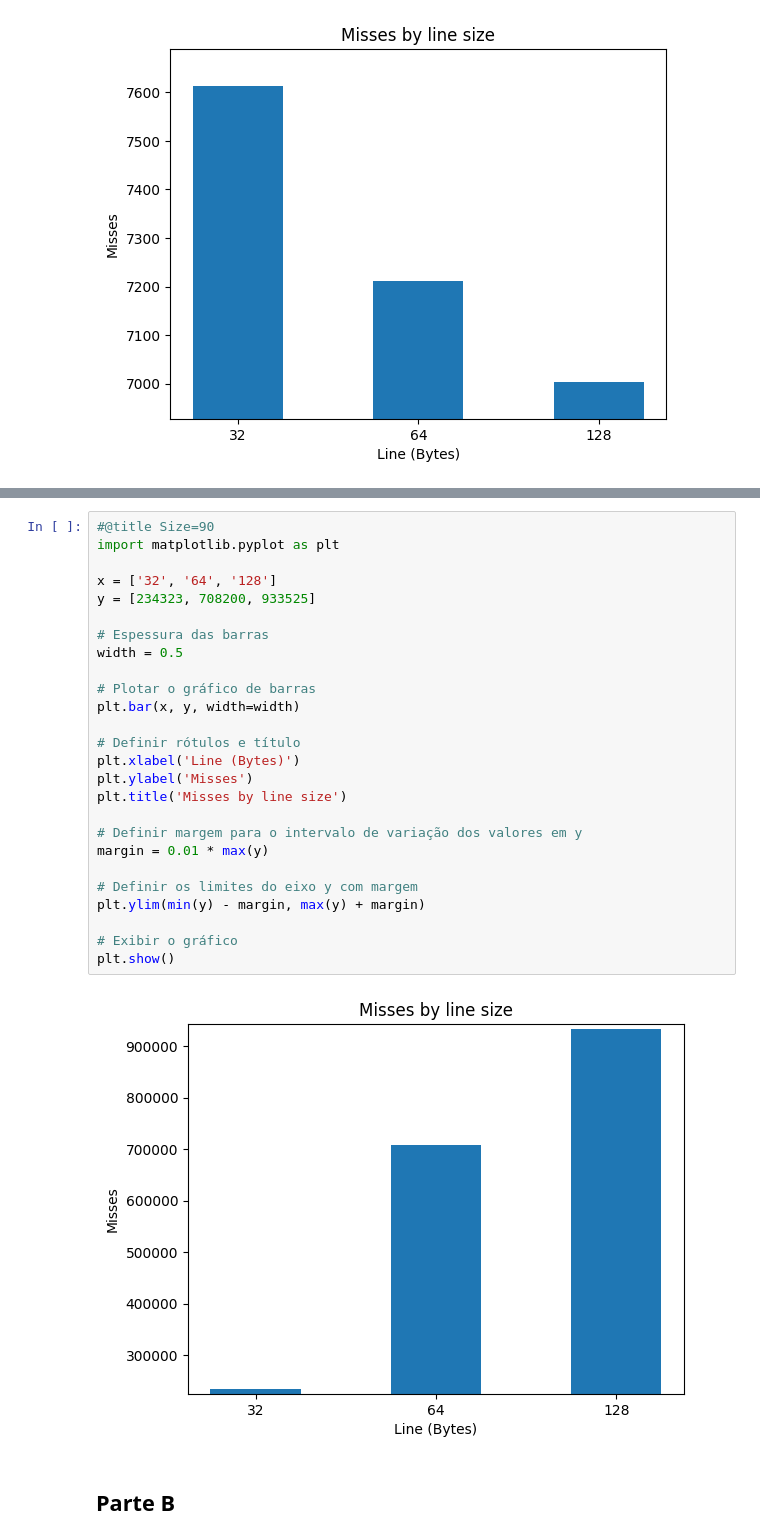
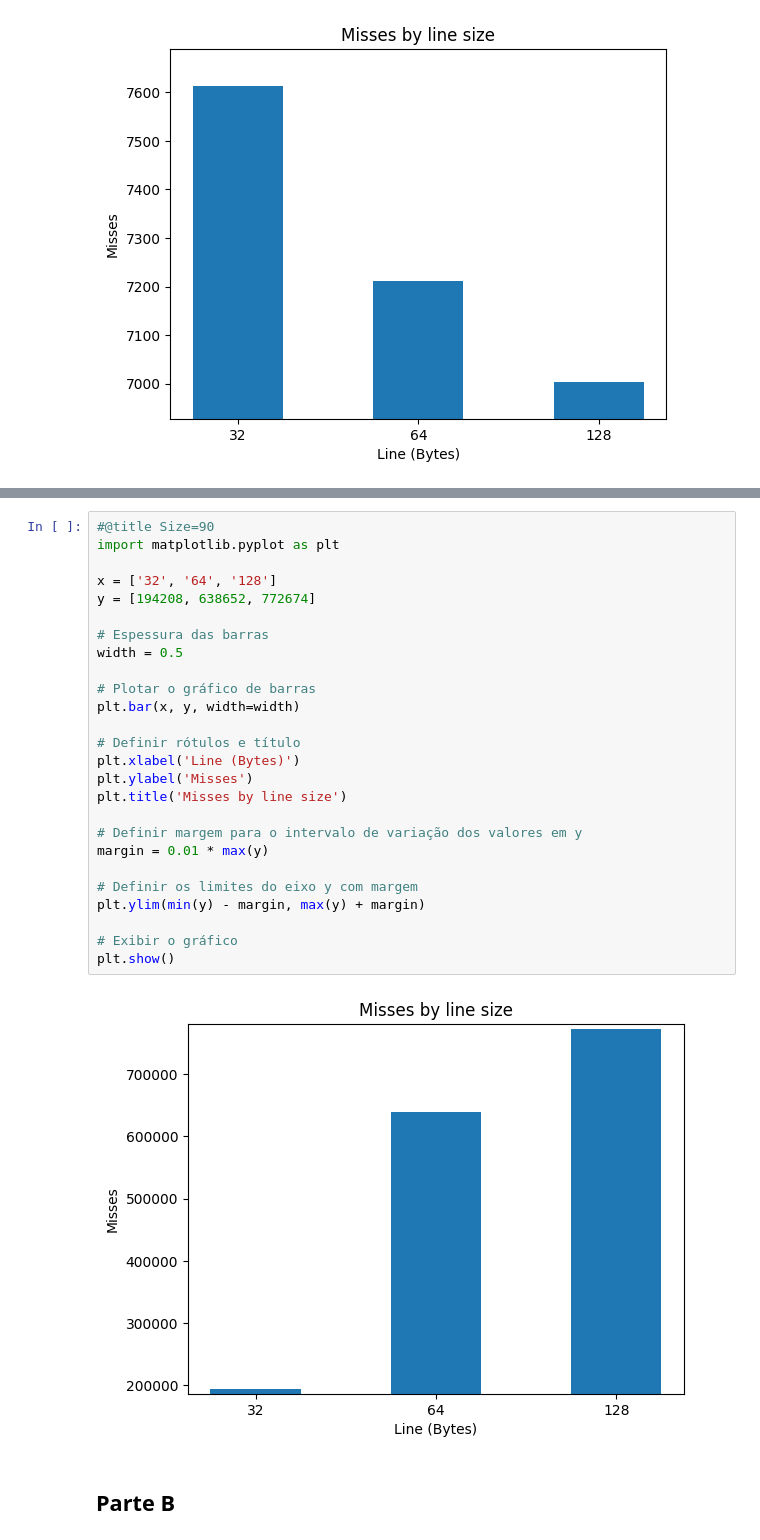
Before and after one commit to jpmedras/inf450_2023-1, a Jupyter notebook: Valgrind_Simulador_de_Cache.ipynb, the cells around one changed output, grey strips where cells are left out. Cells and saved outputs as stored; diff of their text form.

```diff
--- a/Valgrind_Simulador_de_Cache.ipynb
+++ b/Valgrind_Simulador_de_Cache.ipynb
@@ -328,31 +311,31 @@ plt.show()
 # %%
 #@title Size=90
 import matplotlib.pyplot as plt
 
 x = ['32', '64', '128']
-y = [234323, 708200, 933525]
+y = [194208, 638652, 772674]
 
 # Espessura das barras
 width = 0.5
 
 # Plotar o gráfico de barras
 plt.bar(x, y, width=width)
 
 # Definir rótulos e título
 plt.xlabel('Line (Bytes)')
 plt.ylabel('Misses')
 plt.title('Misses by line size')
 
 # Definir margem para o intervalo de variação dos valores em y
 margin = 0.01 * max(y)
 
 # Definir os limites do eixo y com margem
 plt.ylim(min(y) - margin, max(y) + margin)
 
 # Exibir o gráfico
 plt.show()
 # %% [output]
-[figure, old version]
+[figure, new version]
 # %% [markdown]
 ## Parte B
 # %%
```
Also changed, not shown: parts of 29 cells of this notebook.
